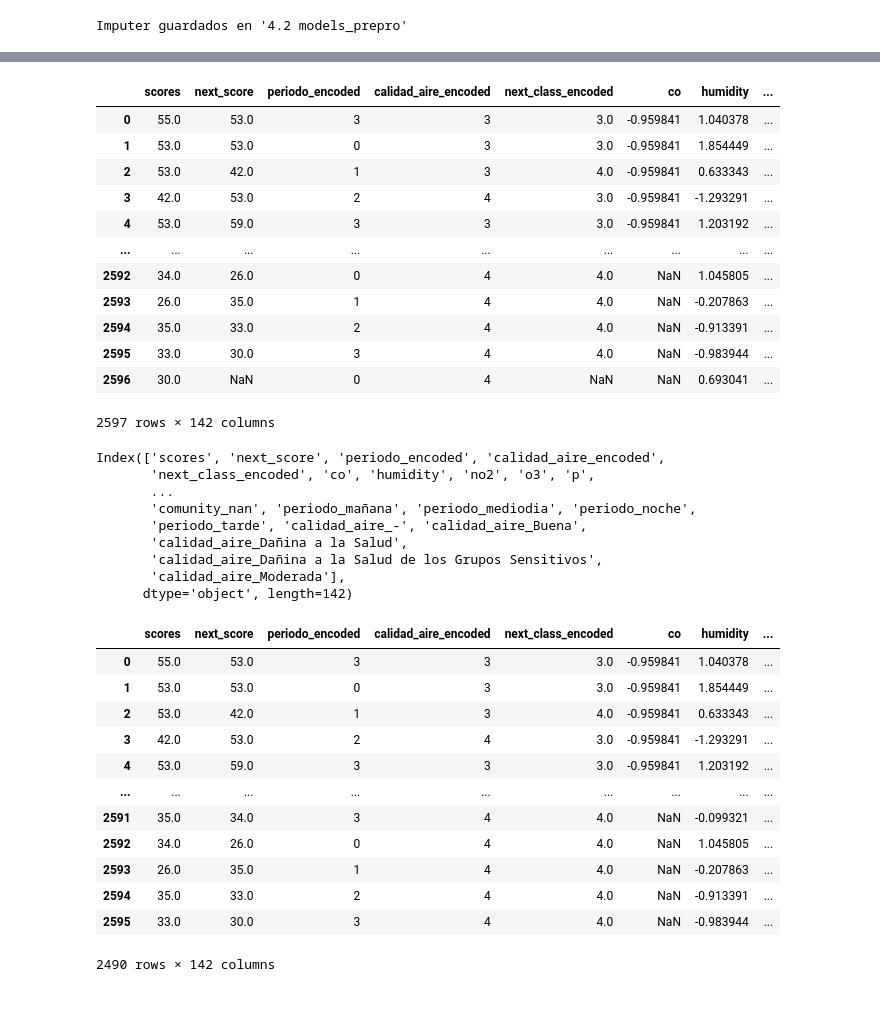
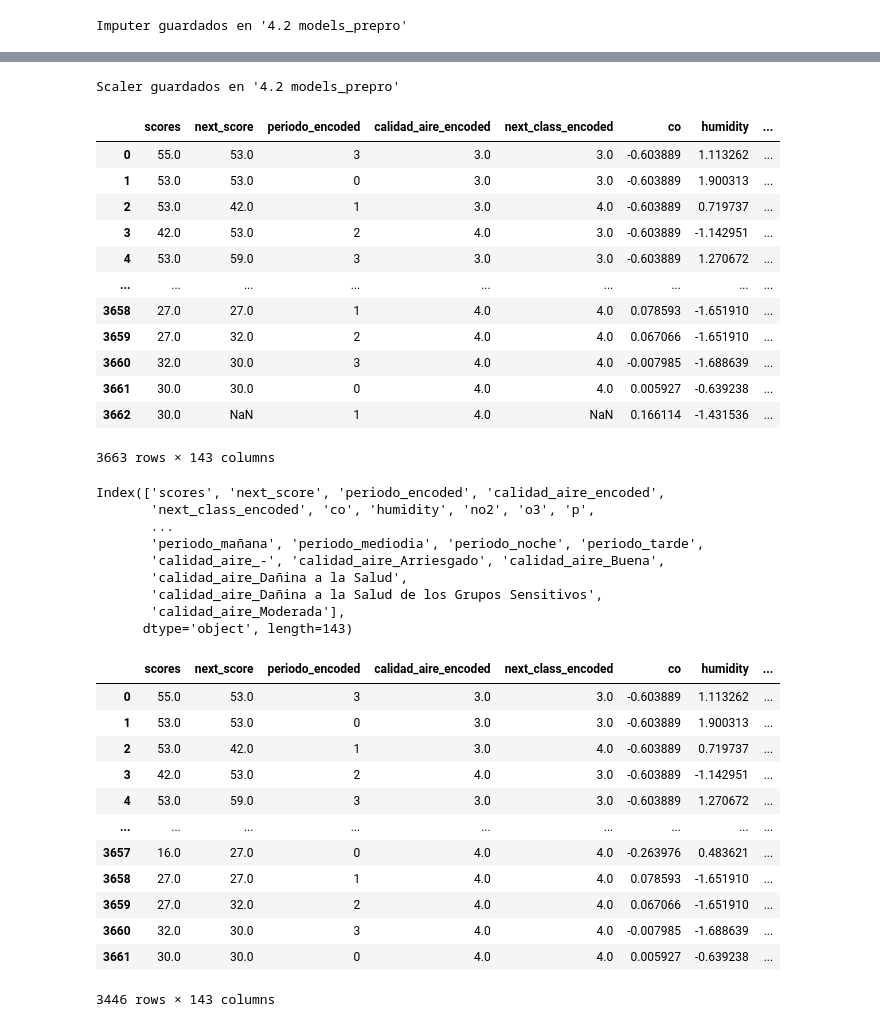
Before and after one commit to JoanLonsan/HAB_Project2_ML, a Jupyter notebook: 4. preprocessing_previo_ml/2o_preprocessing.ipynb, the cells around one changed output, grey strips where cells are left out. Cells and saved outputs as stored; diff of their text form; code cells hidden in the pictures.

```diff
--- a/4. preprocessing_previo_ml/2o_preprocessing.ipynb
+++ b/4. preprocessing_previo_ml/2o_preprocessing.ipynb
@@ -8,7 +8,7 @@ from sklearn.impute import IterativeImputer
 
 from joblib import dump
 # %%
-df_raw = pd.read_csv("./2.3 csv_unique/df_unified.csv")
+df_raw = pd.read_csv("../2.3 csv_unique/df_unified.csv")
 df_raw.head(20)
 # %% [output]
 |  | names | comunity | scores | dates | co | humidity | no2 | o3 | p | pm10 | pm25 | ... |
@@ -210,2 +220,2 @@ add_cols_df
 # %%
-df_preprocessed = pd.concat([add_cols_df, scaled_nums_df, encoded_cats_df], axis=1)
+df_preprocessed = pd.concat([add_cols_df, imputer_nums_df, encoded_cats_df], axis=1)
@@ -212,46 +238,57 @@ df_preprocessed = pd.concat([add_cols_df, scaled_nums_df, encoded_cats_df], axis
+# %%
+scaler = StandardScaler()
+scaled_nums = scaler.fit(df_raw[numeric_features])
+# %%
+dump(scaler, '../4.2 models_prepro/scaler.joblib')
+print("Scaler guardados en '4.2 models_prepro'")
+# %% [output]
+Scaler guardados en '4.2 models_prepro'
+# %%
+df_preprocessed[numeric_features] = scaled_nums.transform(df_preprocessed[numeric_features])
 # %%
 df_preprocessed
 # %% [output]
 |  | scores | next_score | periodo_encoded | calidad_aire_encoded | next_class_encoded | co | humidity | ... |
-| 0 | 55.0 | 53.0 | 3 | 3 | 3.0 | -0.959841 | 1.040378 | ... |
-| 1 | 53.0 | 53.0 | 0 | 3 | 3.0 | -0.959841 | 1.854449 | ... |
-| 2 | 53.0 | 42.0 | 1 | 3 | 4.0 | -0.959841 | 0.633343 | ... |
-| 3 | 42.0 | 53.0 | 2 | 4 | 3.0 | -0.959841 | -1.293291 | ... |
-| 4 | 53.0 | 59.0 | 3 | 3 | 3.0 | -0.959841 | 1.203192 | ... |
+| 0 | 55.0 | 53.0 | 3 | 3.0 | 3.0 | -0.603889 | 1.113262 | ... |
+| 1 | 53.0 | 53.0 | 0 | 3.0 | 3.0 | -0.603889 | 1.900313 | ... |
+| 2 | 53.0 | 42.0 | 1 | 3.0 | 4.0 | -0.603889 | 0.719737 | ... |
+| 3 | 42.0 | 53.0 | 2 | 4.0 | 3.0 | -0.603889 | -1.142951 | ... |
+| 4 | 53.0 | 59.0 | 3 | 3.0 | 3.0 | -0.603889 | 1.270672 | ... |
 | ... | ... | ... | ... | ... | ... | ... | ... | ... |
-| 2592 | 34.0 | 26.0 | 0 | 4 | 4.0 | NaN | 1.045805 | ... |
-| 2593 | 26.0 | 35.0 | 1 | 4 | 4.0 | NaN | -0.207863 | ... |
-| 2594 | 35.0 | 33.0 | 2 | 4 | 4.0 | NaN | -0.913391 | ... |
-| 2595 | 33.0 | 30.0 | 3 | 4 | 4.0 | NaN | -0.983944 | ... |
-| 2596 | 30.0 | NaN | 0 | 4 | NaN | NaN | 0.693041 | ... |
+| 3658 | 27.0 | 27.0 | 1 | 4.0 | 4.0 | 0.078593 | -1.651910 | ... |
+| 3659 | 27.0 | 32.0 | 2 | 4.0 | 4.0 | 0.067066 | -1.651910 | ... |
+| 3660 | 32.0 | 30.0 | 3 | 4.0 | 4.0 | -0.007985 | -1.688639 | ... |
+| 3661 | 30.0 | 30.0 | 0 | 4.0 | 4.0 | 0.005927 | -0.639238 | ... |
+| 3662 | 30.0 | NaN | 1 | 4.0 | NaN | 0.166114 | -1.431536 | ... |
-2597 rows × 142 columns
+3663 rows × 143 columns
 # %%
 df_preprocessed.columns
 # %% [output]
 Index(['scores', 'next_score', 'periodo_encoded', 'calidad_aire_encoded',
        'next_class_encoded', 'co', 'humidity', 'no2', 'o3', 'p',
        ...
-       'comunity_nan', 'periodo_mañana', 'periodo_mediodia', 'periodo_noche',
-       'periodo_tarde', 'calidad_aire_-', 'calidad_aire_Buena',
+       'periodo_mañana', 'periodo_mediodia', 'periodo_noche', 'periodo_tarde',
+       'calidad_aire_-', 'calidad_aire_Arriesgado', 'calidad_aire_Buena',
        'calidad_aire_Dañina a la Salud',
        'calidad_aire_Dañina a la Salud de los Grupos Sensitivos',
        'calidad_aire_Moderada'],
-      dtype='object', length=142)
+      dtype='object', length=143)
 # %%
-df_preprocessed = df_preprocessed.dropna(subset=['next_class_encoded'])
+df_preprocessed = df_preprocessed.dropna(subset=['next_score'])
+df_preprocessed = df_preprocessed.dropna(subset=['scores'])
 df_preprocessed
 # %% [output]
 |  | scores | next_score | periodo_encoded | calidad_aire_encoded | next_class_encoded | co | humidity | ... |
-| 0 | 55.0 | 53.0 | 3 | 3 | 3.0 | -0.959841 | 1.040378 | ... |
-| 1 | 53.0 | 53.0 | 0 | 3 | 3.0 | -0.959841 | 1.854449 | ... |
-| 2 | 53.0 | 42.0 | 1 | 3 | 4.0 | -0.959841 | 0.633343 | ... |
-| 3 | 42.0 | 53.0 | 2 | 4 | 3.0 | -0.959841 | -1.293291 | ... |
-| 4 | 53.0 | 59.0 | 3 | 3 | 3.0 | -0.959841 | 1.203192 | ... |
+| 0 | 55.0 | 53.0 | 3 | 3.0 | 3.0 | -0.603889 | 1.113262 | ... |
+| 1 | 53.0 | 53.0 | 0 | 3.0 | 3.0 | -0.603889 | 1.900313 | ... |
+| 2 | 53.0 | 42.0 | 1 | 3.0 | 4.0 | -0.603889 | 0.719737 | ... |
+| 3 | 42.0 | 53.0 | 2 | 4.0 | 3.0 | -0.603889 | -1.142951 | ... |
+| 4 | 53.0 | 59.0 | 3 | 3.0 | 3.0 | -0.603889 | 1.270672 | ... |
 | ... | ... | ... | ... | ... | ... | ... | ... | ... |
-| 2591 | 35.0 | 34.0 | 3 | 4 | 4.0 | NaN | -0.099321 | ... |
-| 2592 | 34.0 | 26.0 | 0 | 4 | 4.0 | NaN | 1.045805 | ... |
-| 2593 | 26.0 | 35.0 | 1 | 4 | 4.0 | NaN | -0.207863 | ... |
-| 2594 | 35.0 | 33.0 | 2 | 4 | 4.0 | NaN | -0.913391 | ... |
-| 2595 | 33.0 | 30.0 | 3 | 4 | 4.0 | NaN | -0.983944 | ... |
+| 3657 | 16.0 | 27.0 | 0 | 4.0 | 4.0 | -0.263976 | 0.483621 | ... |
+| 3658 | 27.0 | 27.0 | 1 | 4.0 | 4.0 | 0.078593 | -1.651910 | ... |
+| 3659 | 27.0 | 32.0 | 2 | 4.0 | 4.0 | 0.067066 | -1.651910 | ... |
+| 3660 | 32.0 | 30.0 | 3 | 4.0 | 4.0 | -0.007985 | -1.688639 | ... |
+| 3661 | 30.0 | 30.0 | 0 | 4.0 | 4.0 | 0.005927 | -0.639238 | ... |
-2490 rows × 142 columns
+3446 rows × 143 columns
 # %%
```
Also changed, not shown: parts of 14 cells of this notebook, 29 other files.
